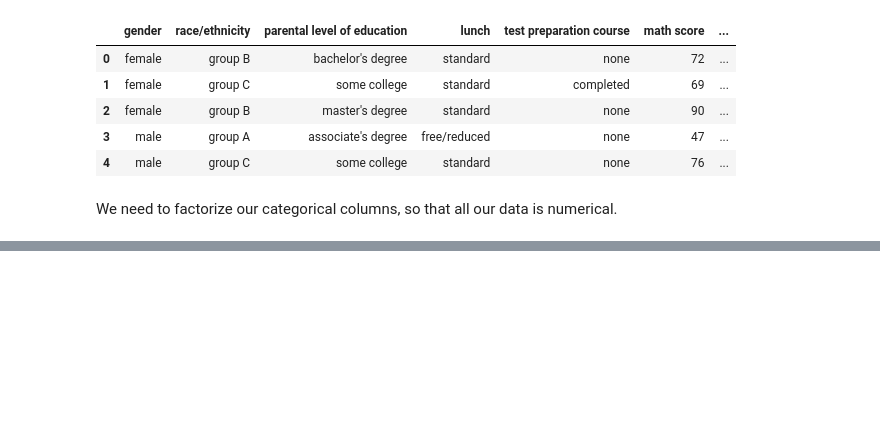
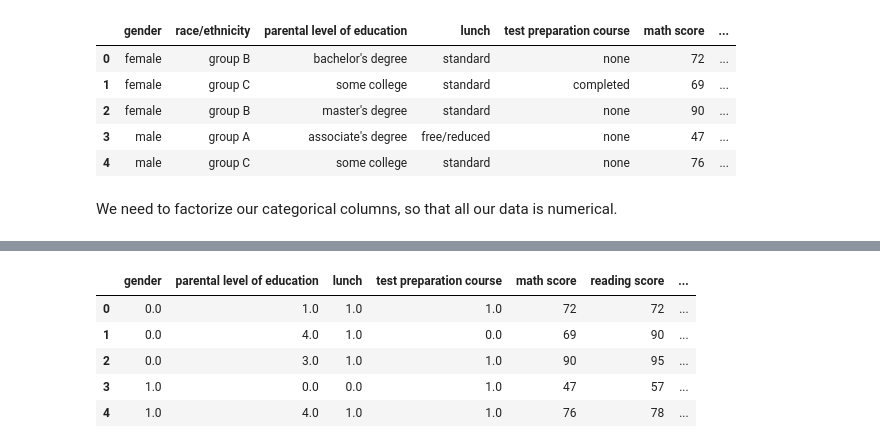
Before and after one commit to lascha212/F21DL, a Jupyter notebook: labs.ipynb, the cells around one changed output, grey strips where cells are left out. Saved outputs shown, nothing was run; the diff lists cells and outputs as text; code cells hidden in the pictures; blank space fills up the shorter version.

```diff
--- a/labs.ipynb
+++ b/labs.ipynb
@@ -112,0 +119,13 @@ NameError: name 'data' is not defined
+# %%
+# Now the only leftover categorical data is 'race/ethnicity'. Let's convert this as well.
+df[['ethnicity A', 'ethnicity B', 'ethnicity C', 'ethnicity D', 'ethnicity E']] = onehot_enc.fit_transform(df[['race/ethnicity']])
+
+df = df.drop(axis=1, columns=['race/ethnicity'])  # Drop the column containing categorical data.
+df.head()
+# %% [output]
+|  | gender | parental level of education | lunch | test preparation course | math score | reading score | ... |
+| 0 | 0.0 | 1.0 | 1.0 | 1.0 | 72 | 72 | ... |
+| 1 | 0.0 | 4.0 | 1.0 | 0.0 | 69 | 90 | ... |
+| 2 | 0.0 | 3.0 | 1.0 | 1.0 | 90 | 95 | ... |
+| 3 | 1.0 | 0.0 | 0.0 | 1.0 | 47 | 57 | ... |
+| 4 | 1.0 | 4.0 | 1.0 | 1.0 | 76 | 78 | ... |
```
Also changed, not shown: parts of 10 cells of this notebook.
